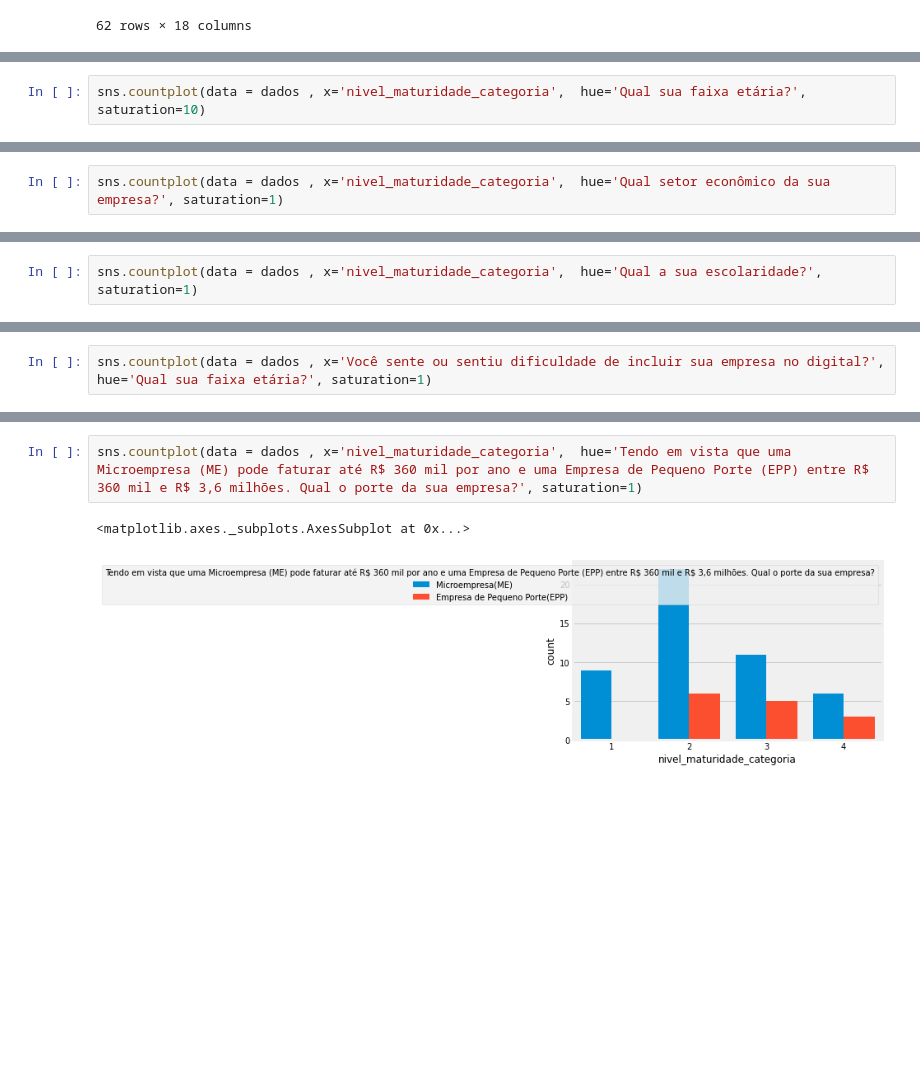
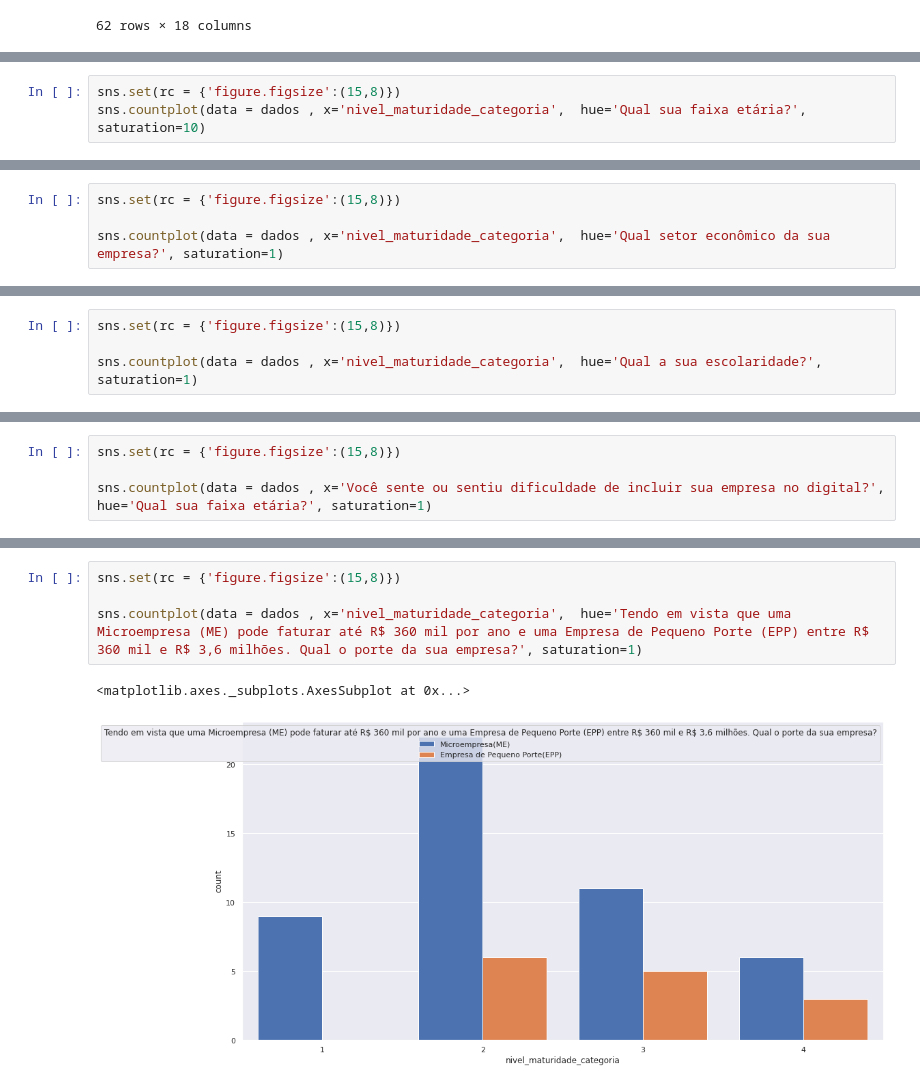
Before and after one commit to CarolinySilva/Crud_Topicos, a Jupyter notebook: tcc.ipynb, the cells around one changed output, grey strips where cells are left out. Cells and saved outputs as stored; diff of their text form; blank space fills up the shorter version.

```diff
--- a/tcc.ipynb
+++ b/tcc.ipynb
@@ -102,5 +102,6 @@ correlacao_dados.style.background_gradient(cmap="coolwarm")
 | nivel_maturidade_categoria | 0.636591 | 0.641741 | -0.634299 | 0.283608 | 0.099164 | ... |
 | adesao_covid | -0.230169 | 0.202247 | 0.186094 | -0.061575 | 0.132631 | ... |
 # %%
+sns.set(rc = {'figure.figsize':(15,8)})
 sns.countplot(data = dados , x='nivel_maturidade_categoria',  hue='Qual sua faixa etária?', saturation=10)
 # %% [output]
@@ -108,4 +110,6 @@ NameError: ignored
 # %%
+sns.set(rc = {'figure.figsize':(15,8)})
+
 sns.countplot(data = dados , x='nivel_maturidade_categoria',  hue='Qual setor econômico da sua empresa?', saturation=1)
 # %% [output]
 <matplotlib.axes._subplots.AxesSubplot at 0x...>
@@ -113,4 +117,6 @@ sns.countplot(data = dados , x='nivel_maturidade_categoria',  hue='Qual setor ec
 # %%
+sns.set(rc = {'figure.figsize':(15,8)})
+
 sns.countplot(data = dados , x='nivel_maturidade_categoria',  hue='Qual a sua escolaridade?', saturation=1)
 # %% [output]
 <matplotlib.axes._subplots.AxesSubplot at 0x...>
@@ -118,4 +124,6 @@ sns.countplot(data = dados , x='nivel_maturidade_categoria',  hue='Qual a sua es
 # %%
+sns.set(rc = {'figure.figsize':(15,8)})
+
 sns.countplot(data = dados , x='Você sente ou sentiu dificuldade de incluir sua empresa no digital?',  hue='Qual sua faixa etária?', saturation=1)
 # %% [output]
 <matplotlib.axes._subplots.AxesSubplot at 0x...>
@@ -123,5 +131,7 @@ sns.countplot(data = dados , x='Você sente ou sentiu dificuldade de incluir sua
 # %%
+sns.set(rc = {'figure.figsize':(15,8)})
+
 sns.countplot(data = dados , x='nivel_maturidade_categoria',  hue='Tendo em vista que uma Microempresa (ME) pode faturar até R$ 360 mil por ano e uma Empresa de Pequeno Porte (EPP) entre R$ 360 mil e R$ 3,6 milhões. Qual o porte da sua empresa?', saturation=1)
 # %% [output]
 <matplotlib.axes._subplots.AxesSubplot at 0x...>
-[figure, old version]
+[figure, new version]
```
Also changed, not shown: parts of 4 cells of this notebook.
